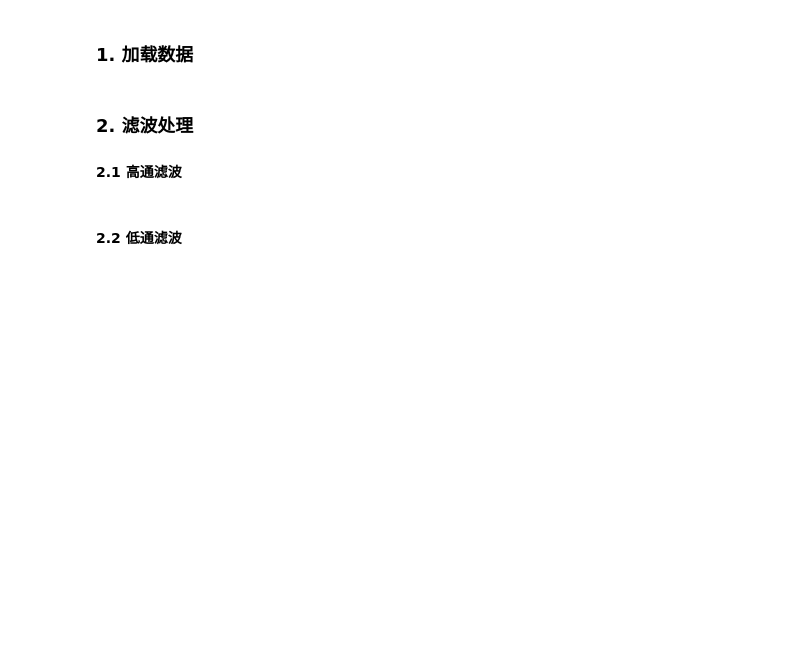
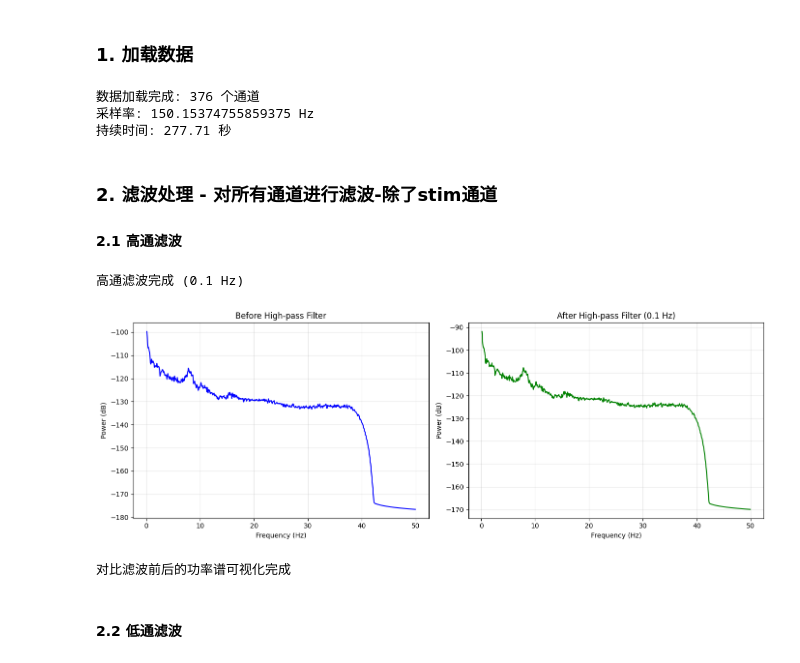
Before and after one commit to usstziyi/ERP-1, a Jupyter notebook: notebooks/Unit_02_EEG_Preprocessing_Basics.ipynb, the cells around one changed output. Drawn from its saved outputs; the diff is of its cells as text; code cells hidden in the pictures; blank space fills up the shorter version.

```diff
--- a/notebooks/Unit_02_EEG_Preprocessing_Basics.ipynb
+++ b/notebooks/Unit_02_EEG_Preprocessing_Basics.ipynb
@@ -116,54 +120,85 @@ print("=" * 40)
 # %% [markdown]
 ### 1. 加载数据
 # %%
-# 加载示例数据
+# 修改MNE配置，指向本地数据集目录
+data_dir = os.path.abspath("../datasets")
+os.makedirs(data_dir, exist_ok=True)
+mne.set_config("MNE_DATA", data_dir)
+mne.set_config("MNE_DATASETS_SAMPLE_PATH", data_dir)
+
+# 加载示例数据, 低通滤波后的数据0-40Hz
 sample_data_folder = mne.datasets.sample.data_path()
 raw_file = sample_data_folder / 'MEG' / 'sample' / 'sample_audvis_filt-0-40_raw.fif'
 raw = mne.io.read_raw_fif(raw_file, preload=True)
 
-# 仅保留EEG通道进行演示
-raw = raw.pick_types(eeg=True, stim=True, eog=True)
+# 查看数据信息
 print(f"数据加载完成: {len(raw.ch_names)} 个通道")
 print(f"采样率: {raw.info['sfreq']} Hz")
 print(f"持续时间: {raw.times[-1]:.2f} 秒")
+# %% [output]
+数据加载完成: 376 个通道
+采样率: 150.15374755859375 Hz
+持续时间: 277.71 秒
 # %% [markdown]
-### 2. 滤波处理
+### 2. 滤波处理 - 对所有通道进行滤波-除了stim通道
 
 #### 2.1 高通滤波
 # %%
 # 创建数据副本以避免修改原始数据
-raw_filtered = raw.copy()
+raw_filtered = raw.copy().pick(['eeg','eog'])
 
 # 应用高通滤波 (0.1 Hz)
 # l_trans_bandwidth: 低频过渡带宽，默认为'auto'
 # filter_length: 滤波器长度，'auto'表示根据数据自动选择
-raw_filtered.filter(l_freq=0.1, h_freq=None,
-                    fir_design='firwin', verbose=False)
+raw_filtered.filter(
+    l_freq=0.1,           # 低频截止频率，高通滤波器保留高于此频率的成分
+    h_freq=None,          # 高频截止频率，None表示不应用低通滤波
+    fir_design='firwin',  # FIR滤波器设计方法，'firwin'使用窗口法设计
+    verbose=False         # 不显示详细的处理信息
+)
 print("高通滤波完成 (0.1 Hz)")
+
 
 # 对比滤波前后的功率谱
 fig, axes = plt.subplots(1, 2, figsize=(14, 5))
 
-# 滤波前
-psd_raw, freqs_raw = mne.time_frequency.psd_welch(raw, fmin=0.1, fmax=50,
-                                                   n_fft=2048, verbose=False)
+# 滤波前,计算功率谱密度
+spectrum = raw.compute_psd(
+    method='welch',  # 使用Welch方法进行PSD估计
+    fmin=0.1,        # 最小频率0.5 Hz
+    fmax=50,         # 最大频率50 Hz
+    n_fft=2048       # FFT点数2048
+)
+psd_raw = spectrum.get_data(return_freqs=False) # shape:(59, 680)
+freqs_raw = spectrum.freqs # shape:(59,)
 axes[0].plot(freqs_raw, 10 * np.log10(psd_raw.mean(axis=0)), color='blue')
 axes[0].set_xlabel('Frequency (Hz)')
 axes[0].set_ylabel('Power (dB)')
 axes[0].set_title('Before High-pass Filter')
 axes[0].grid(True, alpha=0.3)
 
-# 滤波后
-psd_filt, freqs_filt = mne.time_frequency.psd_welch(raw_filtered, fmin=0.1, fmax=50,
-                                                     n_fft=2048, verbose=False)
+# 滤波后,计算功率谱密度
+spectrum = raw_filtered.compute_psd(
+    method='welch',  # 使用Welch方法进行PSD估计
+    fmin=0.1,        # 最小频率0.5 Hz
+    fmax=50,         # 最大频率50 Hz
+    n_fft=2048       # FFT点数2048
+)
+psd_filt = spectrum.get_data(return_freqs=False) # shape:(59, 680)
+freqs_filt = spectrum.freqs # shape:(59)
 axes[1].plot(freqs_filt, 10 * np.log10(psd_filt.mean(axis=0)), color='green')
 axes[1].set_xlabel('Frequency (Hz)')
 axes[1].set_ylabel('Power (dB)')
 axes[1].set_title('After High-pass Filter (0.1 Hz)')
 axes[1].grid(True, alpha=0.3)
 
 plt.tight_layout()
 plt.show()
+print("对比滤波前后的功率谱可视化完成")
+# %% [output]
+高通滤波完成 (0.1 Hz)
+[figure, added]
+对比滤波前后的功率谱可视化完成
 # %% [markdown]
 #### 2.2 低通滤波
 # %%
```
Also changed, not shown: parts of 17 cells of this notebook.
